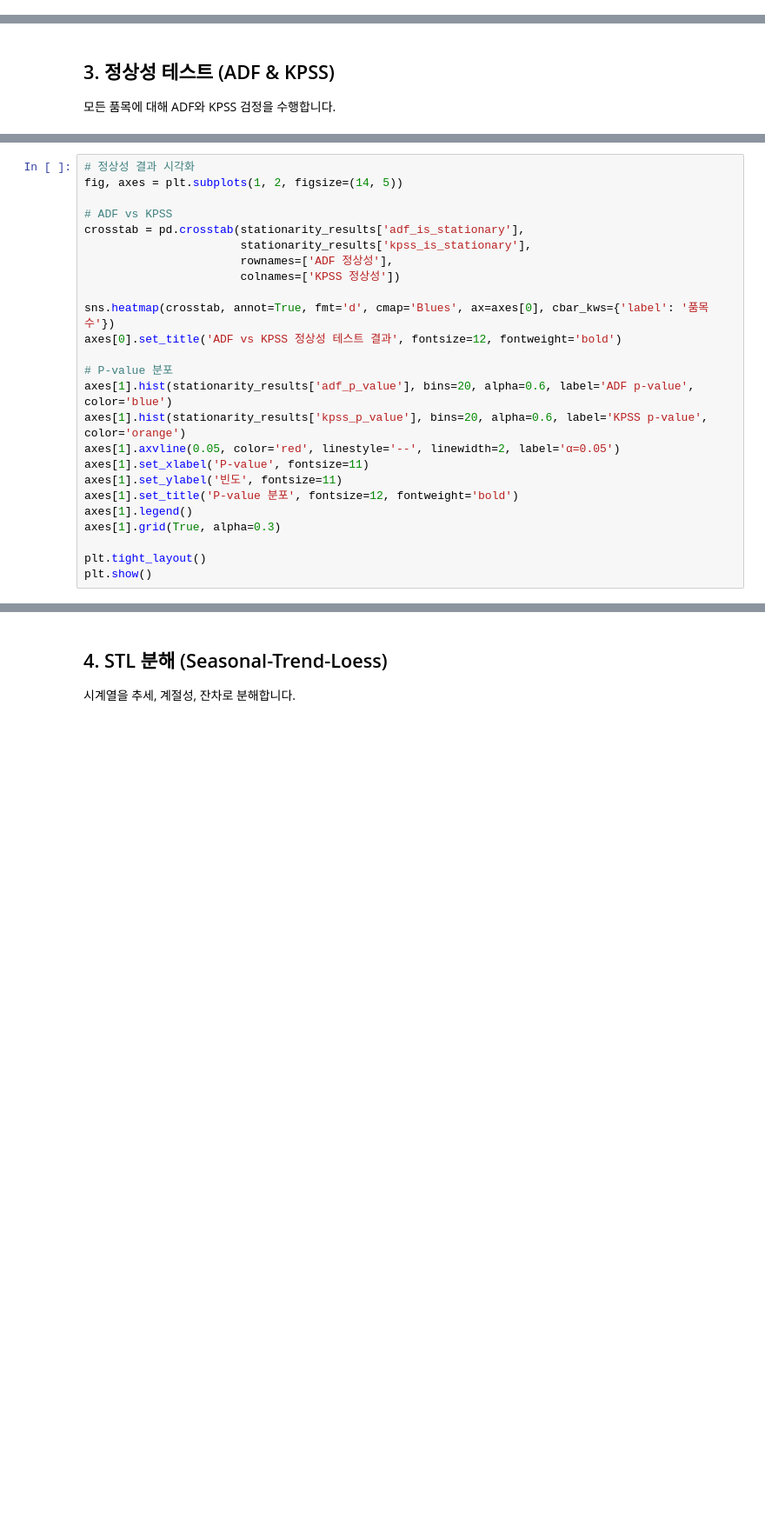
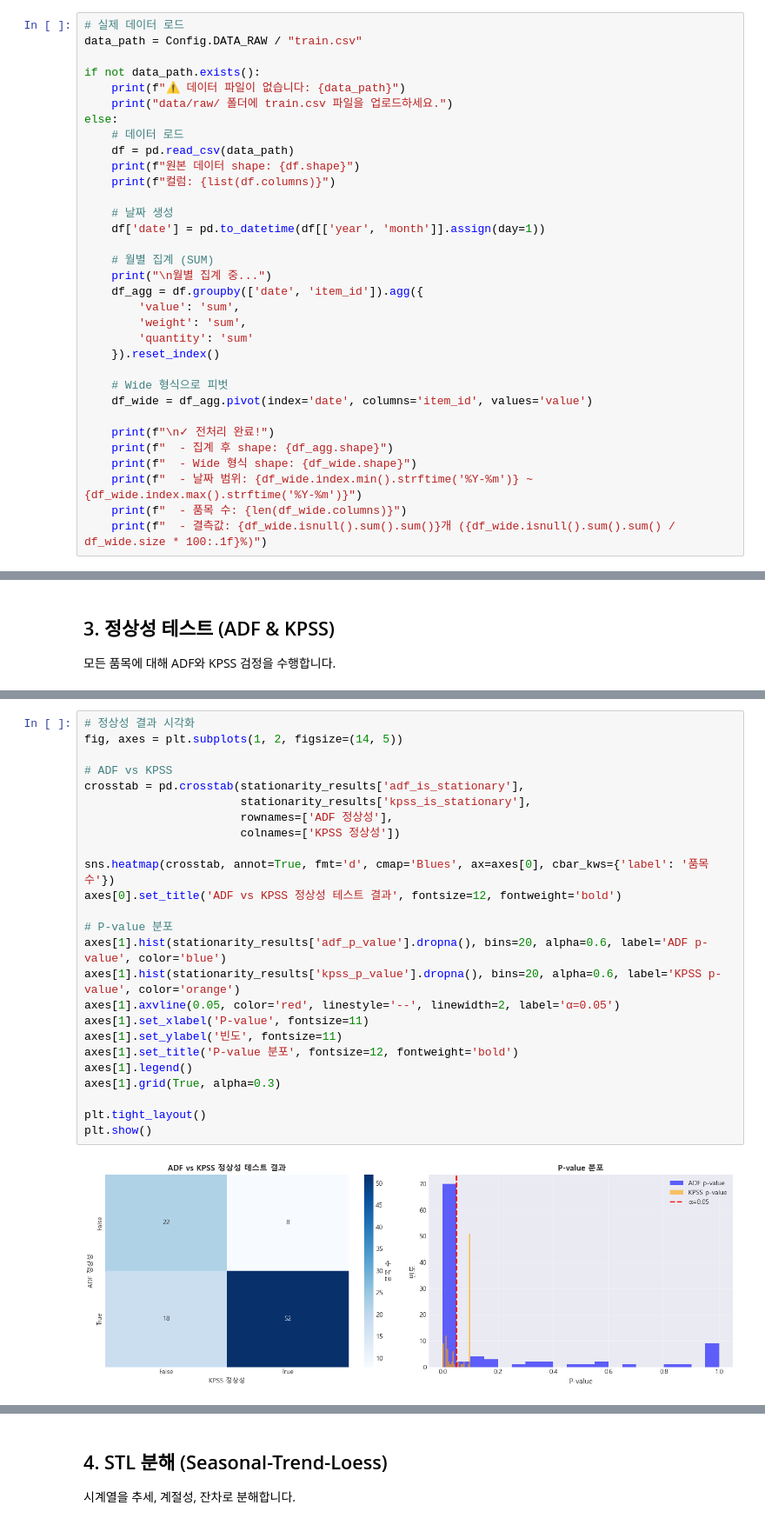
Before and after one commit to HectorSin/daconAiCompetition, a Jupyter notebook: notebooks/01_eda_and_preprocessing.ipynb, the cells around one changed output, grey strips where cells are left out. Shown at 87% size. Drawn from its saved outputs; the diff is of its cells as text; blank space fills up the shorter version.

```diff
--- a/notebooks/01_eda_and_preprocessing.ipynb
+++ b/notebooks/01_eda_and_preprocessing.ipynb
@@ -50,0 +43,33 @@ else:
+# %%
+# 실제 데이터 로드
+data_path = Config.DATA_RAW / "train.csv"
+
+if not data_path.exists():
+    print(f"⚠️ 데이터 파일이 없습니다: {data_path}")
+    print("data/raw/ 폴더에 train.csv 파일을 업로드하세요.")
+else:
+    # 데이터 로드
+    df = pd.read_csv(data_path)
+    print(f"원본 데이터 shape: {df.shape}")
+    print(f"컬럼: {list(df.columns)}")
+
+    # 날짜 생성
+    df['date'] = pd.to_datetime(df[['year', 'month']].assign(day=1))
+
+    # 월별 집계 (SUM)
+    print("\n월별 집계 중...")
+    df_agg = df.groupby(['date', 'item_id']).agg({
+        'value': 'sum',
+        'weight': 'sum',
+        'quantity': 'sum'
+    }).reset_index()
+
+    # Wide 형식으로 피벗
+    df_wide = df_agg.pivot(index='date', columns='item_id', values='value')
+
+    print(f"\n✓ 전처리 완료!")
+    print(f"  - 집계 후 shape: {df_agg.shape}")
+    print(f"  - Wide 형식 shape: {df_wide.shape}")
+    print(f"  - 날짜 범위: {df_wide.index.min().strftime('%Y-%m')} ~ {df_wide.index.max().strftime('%Y-%m')}")
+    print(f"  - 품목 수: {len(df_wide.columns)}")
+    print(f"  - 결측값: {df_wide.isnull().sum().sum()}개 ({df_wide.isnull().sum().sum() / df_wide.size * 100:.1f}%)")
@@ -105,28 +208,30 @@ print("=" * 50)
 # %%
 # 정상성 결과 시각화
 fig, axes = plt.subplots(1, 2, figsize=(14, 5))
 
 # ADF vs KPSS
 crosstab = pd.crosstab(stationarity_results['adf_is_stationary'],
                        stationarity_results['kpss_is_stationary'],
                        rownames=['ADF 정상성'],
                        colnames=['KPSS 정상성'])
 
 sns.heatmap(crosstab, annot=True, fmt='d', cmap='Blues', ax=axes[0], cbar_kws={'label': '품목 수'})
 axes[0].set_title('ADF vs KPSS 정상성 테스트 결과', fontsize=12, fontweight='bold')
 
 # P-value 분포
-axes[1].hist(stationarity_results['adf_p_value'], bins=20, alpha=0.6, label='ADF p-value', color='blue')
-axes[1].hist(stationarity_results['kpss_p_value'], bins=20, alpha=0.6, label='KPSS p-value', color='orange')
+axes[1].hist(stationarity_results['adf_p_value'].dropna(), bins=20, alpha=0.6, label='ADF p-value', color='blue')
+axes[1].hist(stationarity_results['kpss_p_value'].dropna(), bins=20, alpha=0.6, label='KPSS p-value', color='orange')
 axes[1].axvline(0.05, color='red', linestyle='--', linewidth=2, label='α=0.05')
 axes[1].set_xlabel('P-value', fontsize=11)
 axes[1].set_ylabel('빈도', fontsize=11)
 axes[1].set_title('P-value 분포', fontsize=12, fontweight='bold')
 axes[1].legend()
 axes[1].grid(True, alpha=0.3)
 
 plt.tight_layout()
 plt.show()
+# %% [output]
+[figure, added]
 # %%
 # 비정상 품목 확인
 non_stationary_items = stationarity_results[~stationarity_results['both_stationary']]['item_code'].tolist()
```
Also changed, not shown: parts of 28 cells of this notebook, 12 other files.
